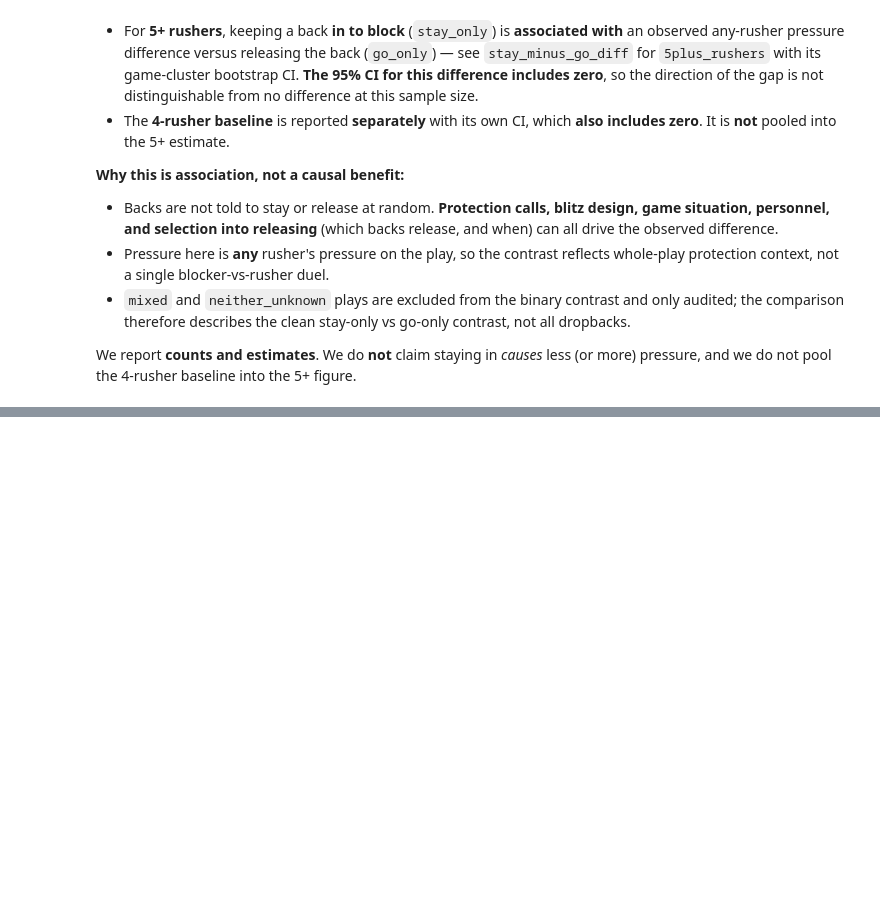
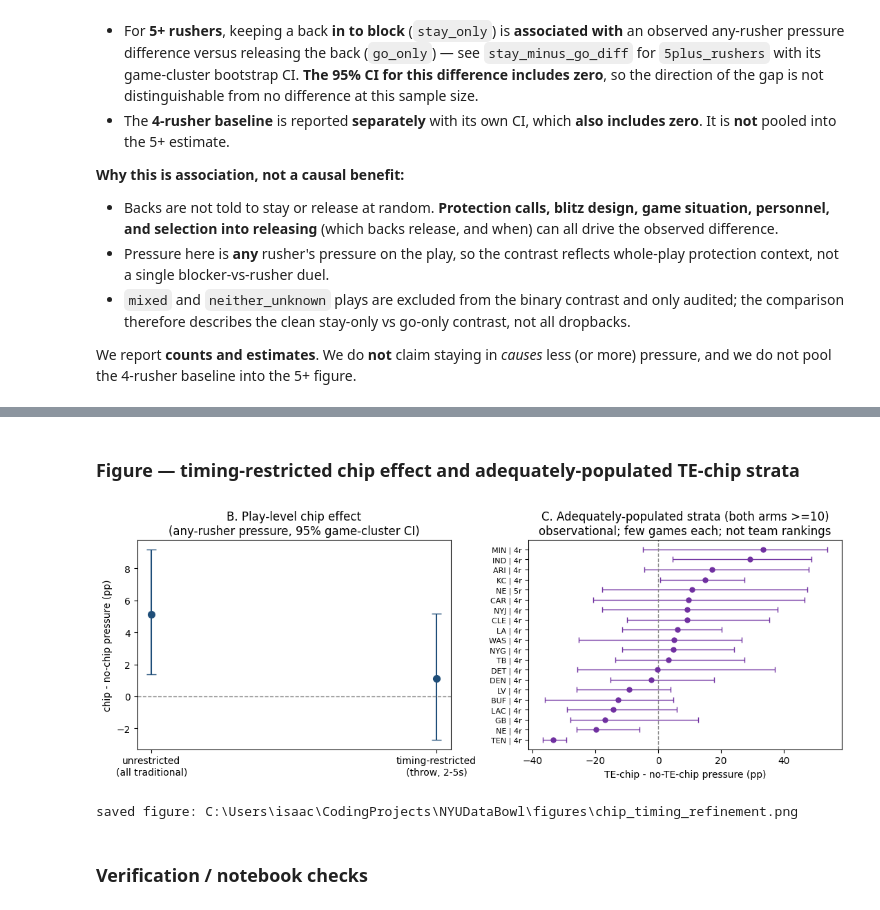
Before and after one commit to isaac-ciravolo/NYUDataBowl, a Jupyter notebook: notebooks/03_pressure_stayorgo.ipynb, the cells around one changed output, grey strips where cells are left out. Drawn from its saved outputs; the diff is of its cells as text; code cells hidden in the pictures; blank space fills up the shorter version.

Commit message:
Add timed chip comparisons within team and rusher count

```diff
--- a/notebooks/03_pressure_stayorgo.ipynb
+++ b/notebooks/03_pressure_stayorgo.ipynb
@@ -986,0 +1150,11 @@ We report **counts and estimates**. We do **not** claim staying in *causes* less
+# %%
+# offensive team = possessionTeam, validated vs games (NOT home-team proxy)
+pg = plays.merge(games[['gameId','homeTeamAbbr','visitorTeamAbbr']], on='gameId', how='left')
+valid_team = ((pg['possessionTeam'] == pg['homeTeamAbbr'])
+              | (pg['possessionTeam'] == pg['visitorTeamAbbr']))
+assert bool(valid_team.all()), 'possessionTeam not in {home,visitor} for some play'
+assert int(pg['possessionTeam'].isna().sum()) == 0, 'possessionTeam missing'
+n_home_wrong = int((pg['possessionTeam'] != pg['homeTeamAbbr']).sum())
+print(f'possessionTeam valid for all {len(pg)} plays; '
+      f'a home-team proxy would be WRONG on {n_home_wrong} plays')
+team_lookup = pg.set_index(['gameId','playId'])['possessionTeam']
@@ -986,0 +1499,45 @@ We report **counts and estimates**. We do **not** claim staying in *causes* less
+# %% [markdown]
+### Figure — timing-restricted chip effect and adequately-populated TE-chip strata
+# %%
+import matplotlib.pyplot as plt
+
+fig, (ax1, ax2) = plt.subplots(1, 2, figsize=(11, 4.2))
+
+# left: play-level chip-minus-nochip, unrestricted vs timing-restricted
+labels = ['unrestricted\n(all traditional)', 'timing-restricted\n(throw, 2-5s)']
+ests = [B_unrestricted['diff_pp'], B_restricted['diff_pp']]
+los  = [B_unrestricted['ci_low'],  B_restricted['ci_low']]
+his  = [B_unrestricted['ci_high'], B_restricted['ci_high']]
+yerr = [[e - lo for e, lo in zip(ests, los)], [hi - e for e, hi in zip(ests, his)]]
+ax1.errorbar(range(len(ests)), ests, yerr=yerr, fmt='o', color='#1f4e79',
+             capsize=5, markersize=7)
+ax1.axhline(0, color='#888', lw=1, ls='--')
+ax1.set_xticks(range(len(labels))); ax1.set_xticklabels(labels)
+ax1.set_ylabel('chip - no-chip pressure (pp)')
+ax1.set_title('B. Play-level chip effect\n(any-rusher pressure, 95% game-cluster CI)')
+
+# right: adequately-populated TE-chip strata diffs (team | rusher count), with CIs
+adq = adequate.sort_values('te_minus_no_te_pp').reset_index(drop=True)
+y = range(len(adq))
+xl = (adq['te_minus_no_te_pp'] - adq['ci_low']).to_numpy()
+xh = (adq['ci_high'] - adq['te_minus_no_te_pp']).to_numpy()
+ax2.errorbar(adq['te_minus_no_te_pp'], y, xerr=[xl, xh], fmt='o', color='#7030a0',
+             capsize=3, markersize=5, lw=1)
+ax2.axvline(0, color='#888', lw=1, ls='--')
+ax2.set_yticks(list(y))
+ax2.set_yticklabels([f"{t} | {n}r" for t, n in zip(adq['team'], adq['n_rushers'])], fontsize=8)
+ax2.set_xlabel('TE-chip - no-TE-chip pressure (pp)')
+ax2.set_title(f'C. Adequately-populated strata (both arms >={SPARSE})\n'
+              'observational; few games each; not team rankings')
+
+plt.tight_layout()
+fig_out = ROOT / 'figures' / 'chip_timing_refinement.png'
+fig_out.parent.mkdir(parents=True, exist_ok=True)
+plt.savefig(fig_out, dpi=120)
+plt.show()
+print('saved figure:', fig_out)
+# %% [output]
+[figure, added]
+saved figure: C:\Users\isaac\CodingProjects\NYUDataBowl\figures\chip_timing_refinement.png
+# %% [markdown]
+### Verification / notebook checks
```
Also changed, not shown: parts of 17 cells of this notebook, 5 other files.
